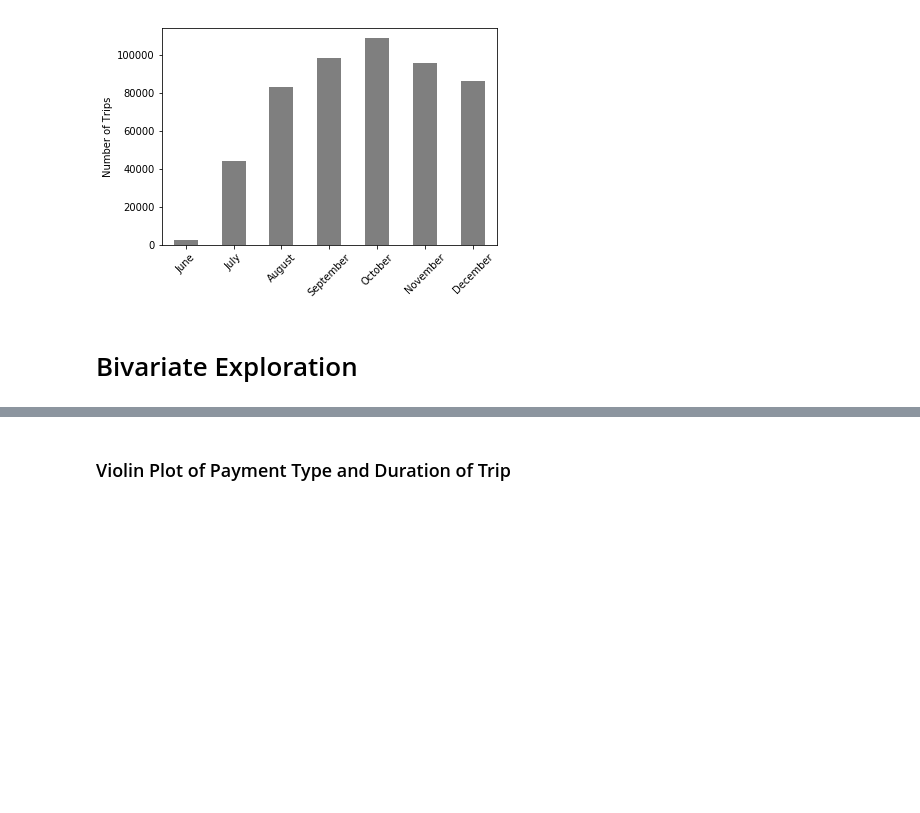
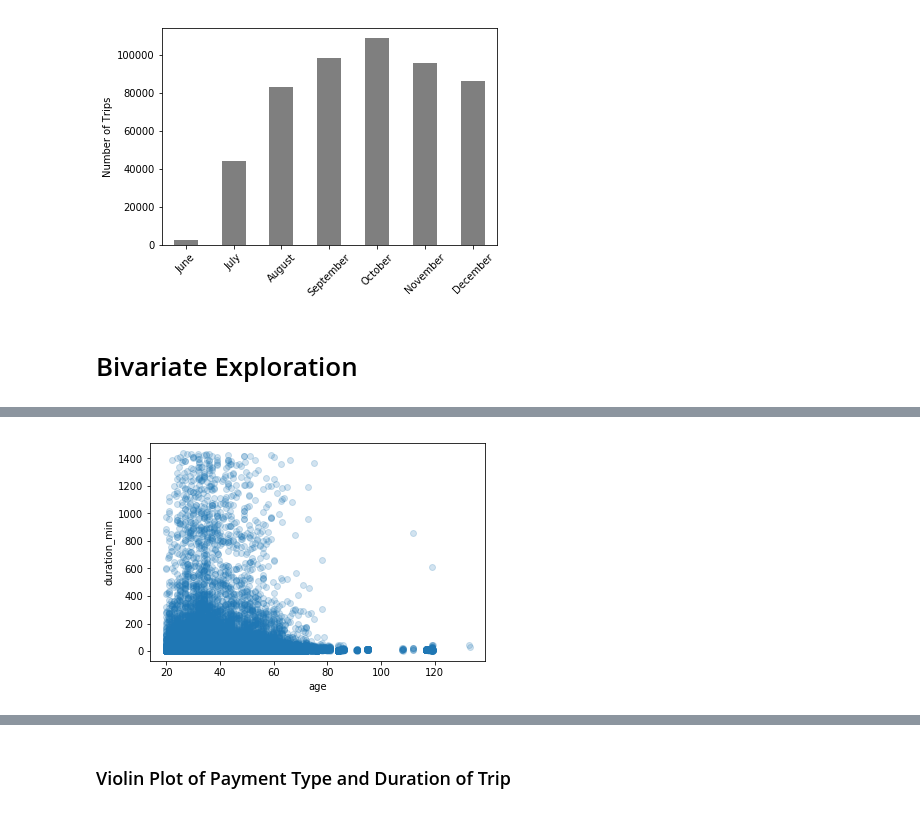
Before and after one commit to juliouribe/Visualizing_Bike_Data, a Jupyter notebook: Exploratory_Analysis.ipynb, the cells around one changed output, grey strips where cells are left out. Drawn from its saved outputs; the diff is of its cells as text; code cells hidden in the pictures; blank space fills up the shorter version.

```diff
--- a/Exploratory_Analysis.ipynb
+++ b/Exploratory_Analysis.ipynb
@@ -238,0 +243,5 @@ sb.violinplot(data = bikes_clean, x = 'cat_var', y = 'num_var')
+# %%
+sb.regplot(data = bikes_clean, x = 'age', y = 'duration_min', fit_reg = False,
+           x_jitter = 0.2, y_jitter = 0.2, scatter_kws = {'alpha' : 1/5});
+# %% [output]
+[figure, added]
```
Also changed, not shown: parts of 11 cells of this notebook.
